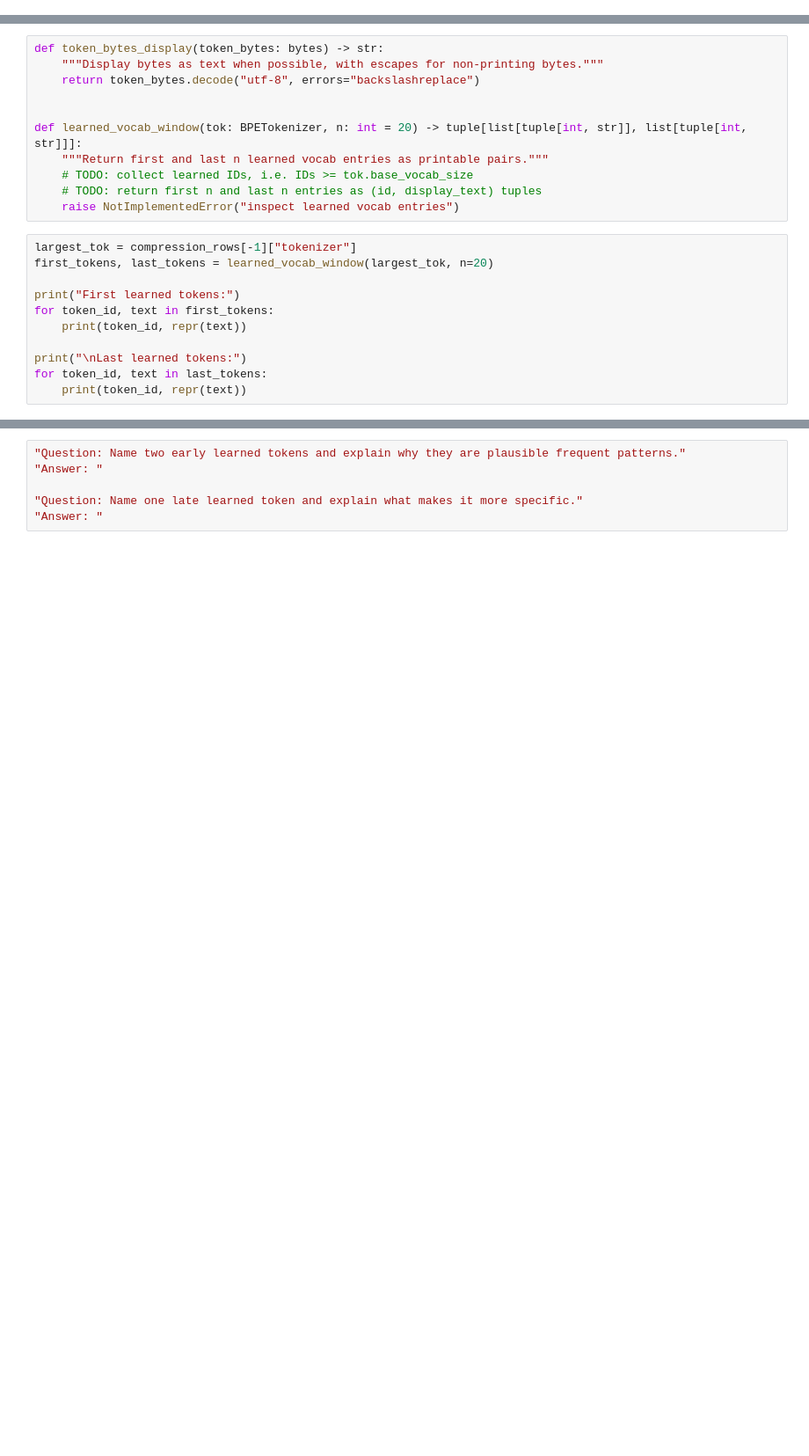
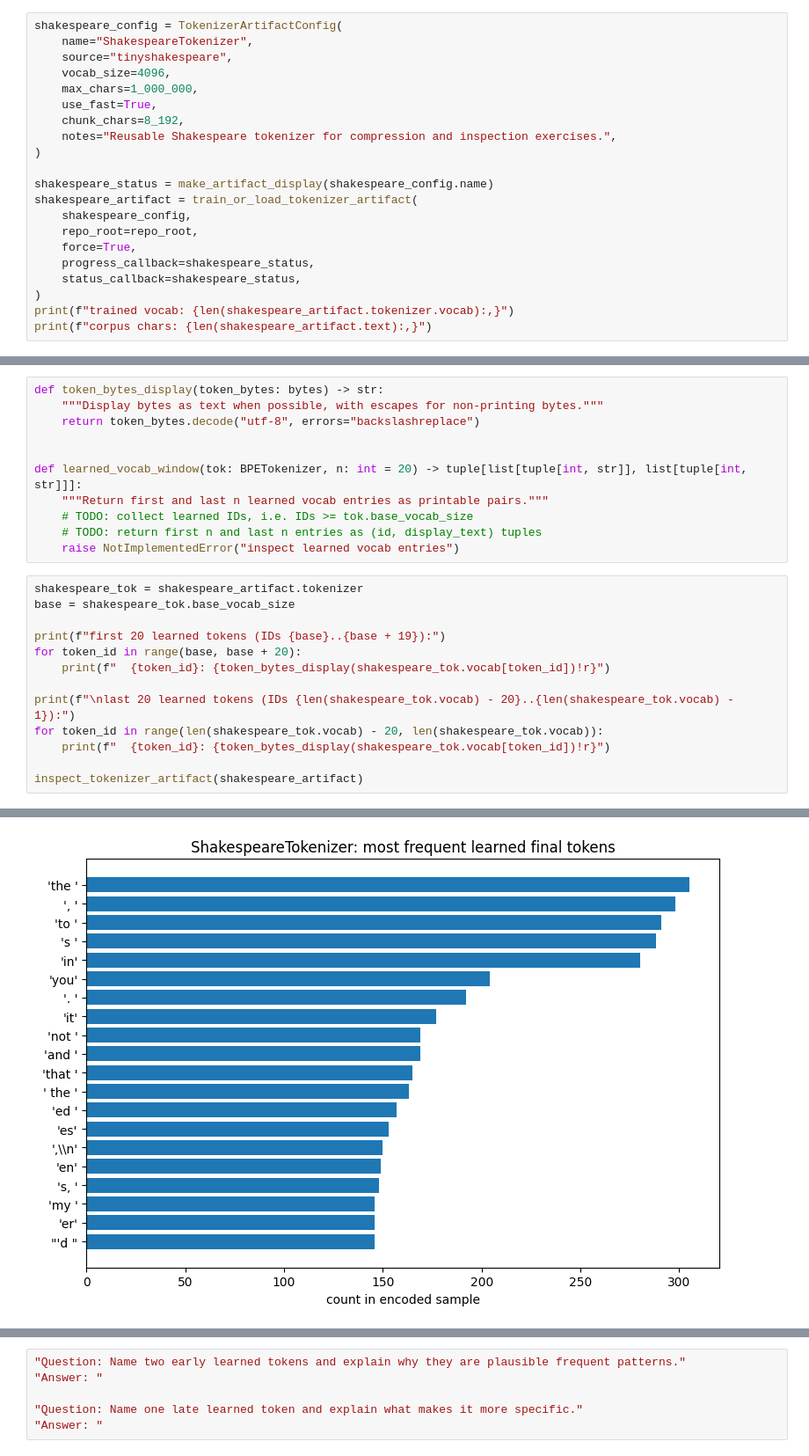
Before and after one commit to Mister-Meeseeks/g2c, a Jupyter notebook: notebooks/solutions/04-tokenizer.ipynb, the cells around one changed output, grey strips where cells are left out. Shown at 88% size. Drawn from its saved outputs; the diff is of its cells as text; blank space fills up the shorter version.

Commit message:
Updating notes and notebooks

```diff
--- a/notebooks/solutions/04-tokenizer.ipynb
+++ b/notebooks/solutions/04-tokenizer.ipynb
@@ -203,0 +237,21 @@ passage characters: 300
+# %%
+shakespeare_config = TokenizerArtifactConfig(
+    name="ShakespeareTokenizer",
+    source="tinyshakespeare",
+    vocab_size=4096,
+    max_chars=1_000_000,
+    use_fast=True,
+    chunk_chars=8_192,
+    notes="Reusable Shakespeare tokenizer for compression and inspection exercises.",
+)
+
+shakespeare_status = make_artifact_display(shakespeare_config.name)
+shakespeare_artifact = train_or_load_tokenizer_artifact(
+    shakespeare_config,
+    repo_root=repo_root,
+    force=True,
+    progress_callback=shakespeare_status,
+    status_callback=shakespeare_status,
+)
+print(f"trained vocab: {len(shakespeare_artifact.tokenizer.vocab):,}")
+print(f"corpus chars: {len(shakespeare_artifact.text):,}")
@@ -276,14 +363,16 @@ def learned_vocab_window(tok: BPETokenizer, n: int = 20) -> tuple[list[tuple[int
     # TODO: return first n and last n entries as (id, display_text) tuples
     raise NotImplementedError("inspect learned vocab entries")
 # %%
-largest_tok = compression_rows[-1]["tokenizer"]
-first_tokens, last_tokens = learned_vocab_window(largest_tok, n=20)
+shakespeare_tok = shakespeare_artifact.tokenizer
+base = shakespeare_tok.base_vocab_size
 
-print("First learned tokens:")
-for token_id, text in first_tokens:
-    print(token_id, repr(text))
+print(f"first 20 learned tokens (IDs {base}..{base + 19}):")
+for token_id in range(base, base + 20):
+    print(f"  {token_id}: {token_bytes_display(shakespeare_tok.vocab[token_id])!r}")
 
-print("\nLast learned tokens:")
-for token_id, text in last_tokens:
-    print(token_id, repr(text))
+print(f"\nlast 20 learned tokens (IDs {len(shakespeare_tok.vocab) - 20}..{len(shakespeare_tok.vocab) - 1}):")
+for token_id in range(len(shakespeare_tok.vocab) - 20, len(shakespeare_tok.vocab)):
+    print(f"  {token_id}: {token_bytes_display(shakespeare_tok.vocab[token_id])!r}")
+
+inspect_tokenizer_artifact(shakespeare_artifact)
 # %% [output]
@@ -290,0 +396 @@ NameError: name 'compression_rows' is not defined
+[figure, added]
```
Also changed, not shown: parts of 28 cells of this notebook, 4 other files.
